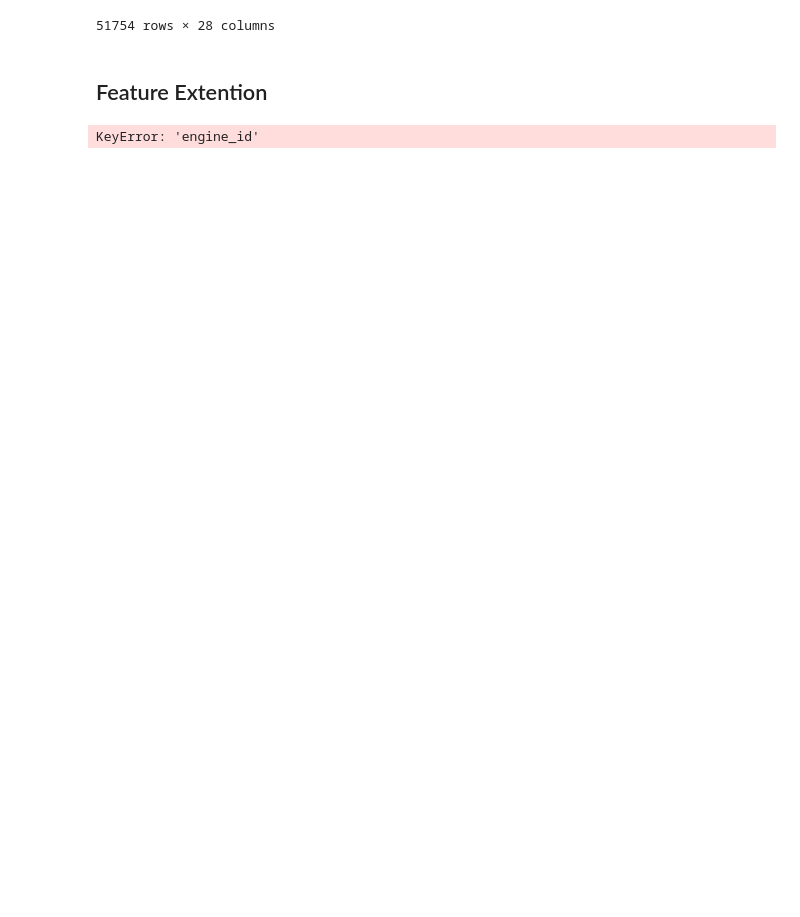
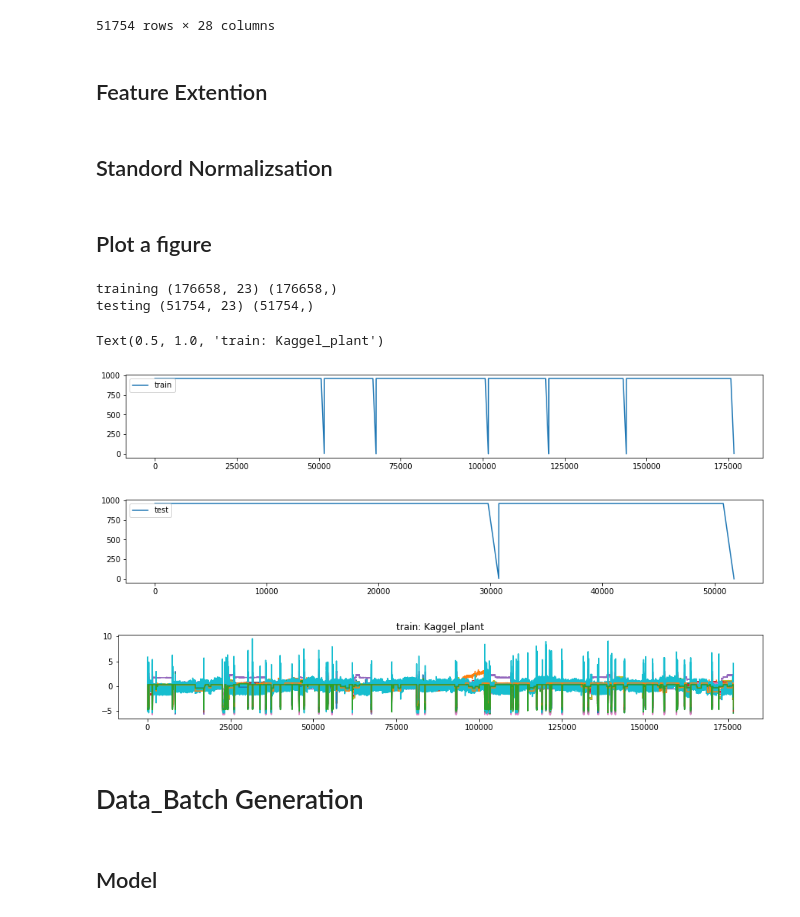
Before and after one commit to JoeZYX/AutoRUL, a Jupyter notebook: kaggel_plant.ipynb, the cells around one changed output. Drawn from its saved outputs; the diff is of its cells as text; code cells hidden in the pictures; blank space fills up the shorter version.

Commit message:
tested the new/changed functions in utilities.py and jupyter notebook on cmaps data successfully

```diff
--- a/kaggel_plant.ipynb
+++ b/kaggel_plant.ipynb
@@ -237,6 +235,55 @@ test_data_with_piecewise_rul
 # %% [markdown]
 ## Feature Extention
 # %%
-col_to_drop = identify_and_remove_unique_columns(train_data_with_piecewise_rul)
+col_to_drop = identify_and_remove_unique_columns(train_data_with_piecewise_rul, rtf_id = "rtf_id", cycle_column_name = "cycle")
-# %% [output]
-KeyError: 'engine_id'
+# %%
+train_data_with_piecewise_rul = train_data_with_piecewise_rul.drop(col_to_drop,axis = 1)
+# %%
+test_data_with_piecewise_rul = test_data_with_piecewise_rul.drop(col_to_drop,axis = 1)
+# %% [markdown]
+## Standord Normalizsation
+# %%
+mean = train_data_with_piecewise_rul.iloc[:, 2:-1].mean()
+std = train_data_with_piecewise_rul.iloc[:, 2:-1].std()
+std.replace(0, 1, inplace=True)
+
+
+# training dataset
+train_data_with_piecewise_rul.iloc[:, 2:-1] = (train_data_with_piecewise_rul.iloc[:, 2:-1] - mean) / std
+
+#Testing dataset
+test_data_with_piecewise_rul.iloc[:, 2:-1] = (test_data_with_piecewise_rul.iloc[:, 2:-1] - mean) / std
+# %% [markdown]
+## Plot a figure
+# %%
+training_data = train_data_with_piecewise_rul.values
+testing_data = test_data_with_piecewise_rul.values
+
+x_train = training_data[:, 2:-1] # train data without "rul, rtf_id, cycle" columns
+y_train = training_data[:, -1] # RUL per cycle
+print("training", x_train.shape, y_train.shape)
+
+
+x_test = testing_data[:, 2:-1]
+y_test = testing_data[:, -1]
+print("testing", x_test.shape, y_test.shape)
+
+plt.figure(figsize=(15,2))
+plt.plot(y_train, label="train") # y_train[:500] contains cycle ruls for different engines
+plt.legend()
+plt.figure(figsize=(15,2))
+
+plt.plot(y_test, label="test")
+plt.legend()
+plt.figure(figsize=(15,2))
+plt.plot(x_train) # one could also restrict the plot to x_train[190] for example
+plt.title("train: " + Data_id )
+# %% [output]
+training (176658, 23) (176658,)
+testing (51754, 23) (51754,)
+Text(0.5, 1.0, 'train: Kaggel_plant')
+[figure, added]
+[figure, added]
+[figure, added]
+# %% [markdown]
+# Data_Batch Generation
@@ -242,0 +300,2 @@ KeyError: 'engine_id'
+# %% [markdown]
+## Model
```
Also changed, not shown: parts of 14 cells of this notebook, 2 other files.
